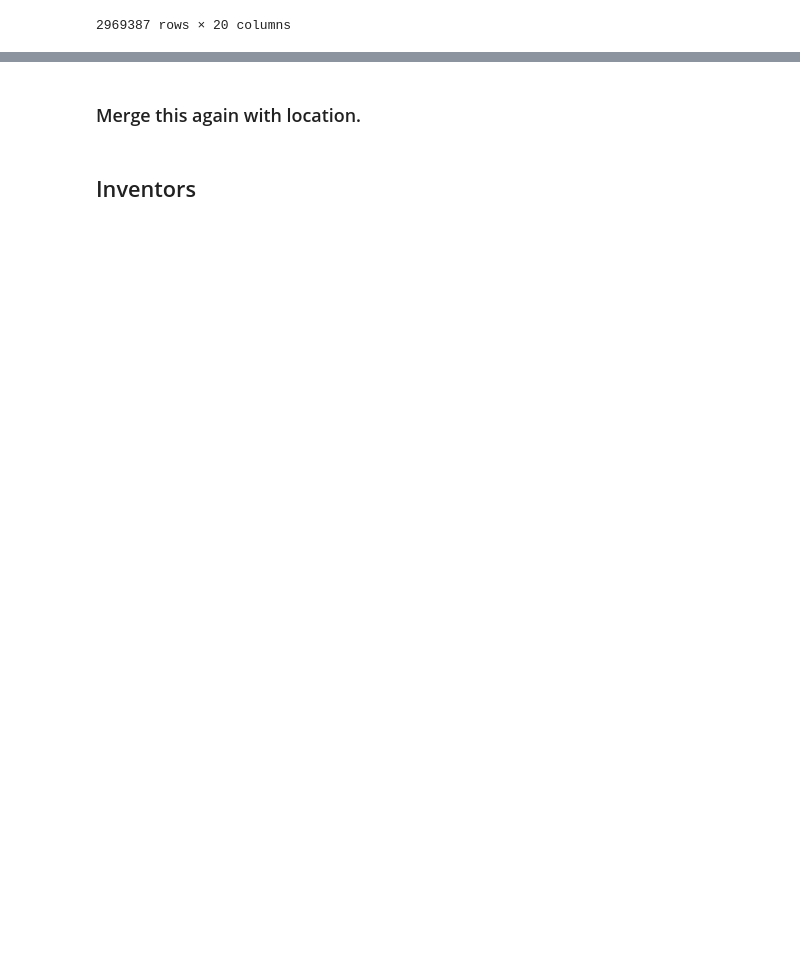
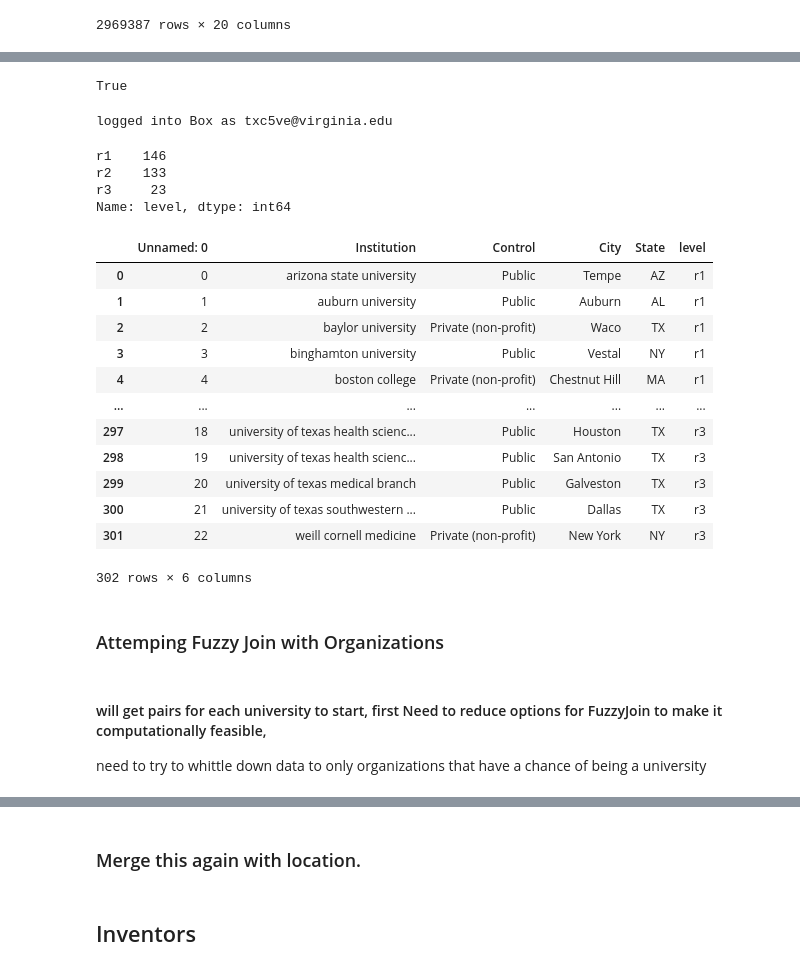
Before and after one commit to mhk9c/patents22, a Jupyter notebook: pre_grant_data.ipynb, the cells around one changed output, grey strips where cells are left out. Drawn from its saved outputs; the diff is of its cells as text; code cells hidden in the pictures; blank space fills up the shorter version.

```diff
--- a/pre_grant_data.ipynb
+++ b/pre_grant_data.ipynb
@@ -160,0 +184,22 @@ application_assignee_df.groupby(['document_number', 'location_id'
+# %%
+env_location =  'C:\\Users\\trent\\Documents\\Capstone' ##change as necessaru
+os.chdir(env_location)
+dotenv.load_dotenv() # register the .env file where passwords are stored
+# %% [output]
+True
+# %%
+CLIENT_ID = os.getenv("box_client_id")
+CLIENT_SECRET = os.getenv("box_client_secret")
+TOKEN = 'BTyj7HgXsQIsaM8qLSxWMdClrFk4WKzv'
+# %%
+oauth = OAuth2(
+    client_id=CLIENT_ID,
+    client_secret=CLIENT_SECRET,
+    access_token=TOKEN,
+)
+box = Client(oauth)
+me = box.user().get()
+
+print('logged into Box as', me.login)
+# %% [output]
+logged into Box as txc5ve@virginia.edu
@@ -160,0 +210,30 @@ application_assignee_df.groupby(['document_number', 'location_id'
+# %%
+universities.head(5)
+##ASU has extra text on it from wikipedia that needs to be fixed below
+universities = universities.replace('Arizona State University Campus Immersion', 'Arizona State University')
+universities['Institution'] = universities['Institution'].str.lower()
+universities.head(5)
+universities.level.value_counts()
+# %% [output]
+r1    146
+r2    133
+r3     23
+Name: level, dtype: int64
+# %%
+universities
+# %% [output]
+|  | Unnamed: 0 | Institution | Control | City | State | level |
+| 0 | 0 | arizona state university | Public | Tempe | AZ | r1 |
+| 1 | 1 | auburn university | Public | Auburn | AL | r1 |
+| 2 | 2 | baylor university | Private (non-profit) | Waco | TX | r1 |
+| 3 | 3 | binghamton university | Public | Vestal | NY | r1 |
+| 4 | 4 | boston college | Private (non-profit) | Chestnut Hill | MA | r1 |
+| ... | ... | ... | ... | ... | ... | ... |
+| 297 | 18 | university of texas health scienc... | Public | Houston | TX | r3 |
+| 298 | 19 | university of texas health scienc... | Public | San Antonio | TX | r3 |
+| 299 | 20 | university of texas medical branch | Public | Galveston | TX | r3 |
+| 300 | 21 | university of texas southwestern ... | Public | Dallas | TX | r3 |
+| 301 | 22 | weill cornell medicine | Private (non-profit) | New York | NY | r3 |
+302 rows × 6 columns
+# %% [markdown]
+### Attemping Fuzzy Join with Organizations
@@ -160,0 +244,3 @@ application_assignee_df.groupby(['document_number', 'location_id'
+# %% [markdown]
+#### will get pairs for each university to start, first Need to reduce options for FuzzyJoin to make it computationally feasible,
+need to try to whittle down data to only organizations that have a chance of being a university
```
Also changed, not shown: parts of 17 cells of this notebook.
